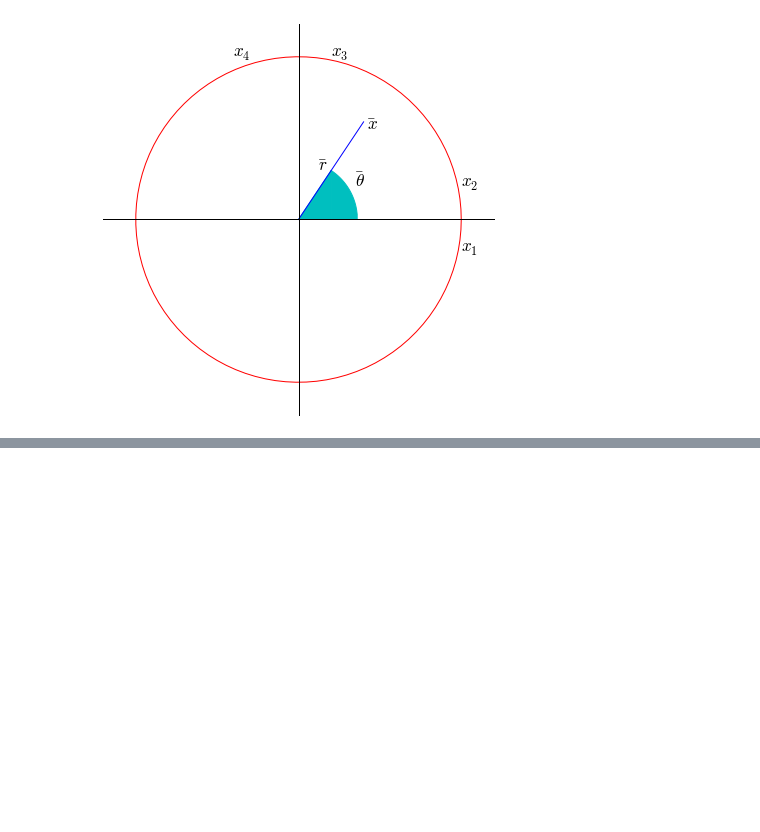
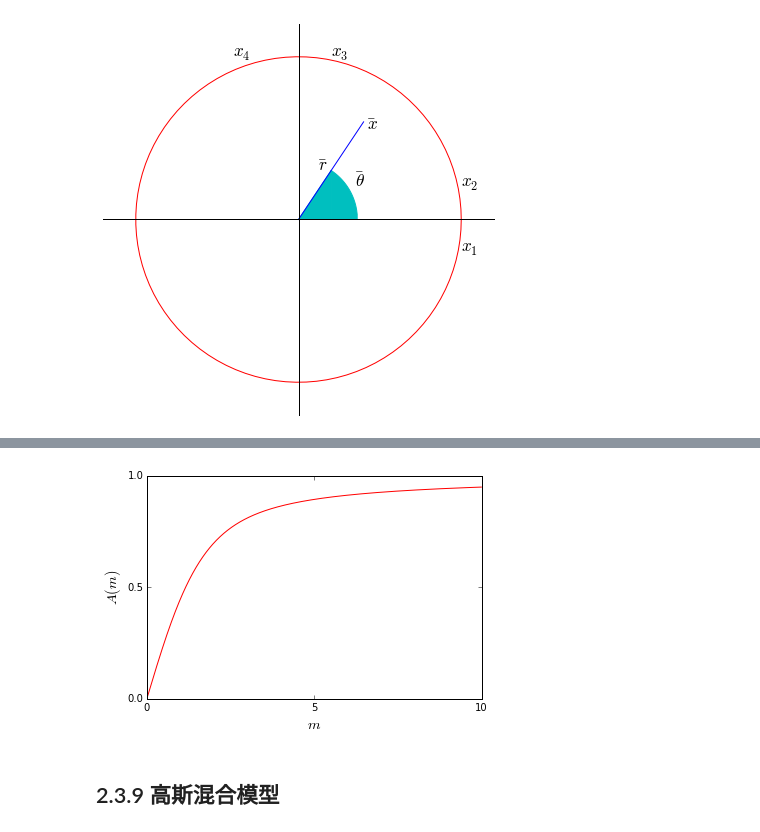
Before and after one commit to wanghaisheng/notes-machine-learning, a Jupyter notebook: Pattern-Recognition-and-Machine-Learning/Chap-02-Probability-Distributions/02-03-The-Gaussian-Distribution.ipynb, the cells around one changed output, grey strips where cells are left out. Saved outputs shown, nothing was run; the diff lists cells and outputs as text; code cells hidden in the pictures; blank space fills up the shorter version.

```diff
--- a/Pattern-Recognition-and-Machine-Learning/Chap-02-Probability-Distributions/02-03-The-Gaussian-Distribution.ipynb
+++ b/Pattern-Recognition-and-Machine-Learning/Chap-02-Probability-Distributions/02-03-The-Gaussian-Distribution.ipynb
@@ -1377,0 +1557,17 @@ $$
+# %%
+_, ax = plt.subplots()
+
+xx = np.r_[0:10:0.01]
+
+ax.plot(xx, special.i1(xx) / special.i0(xx), 'r')
+
+ax.set_xlabel("$m$", fontsize='x-large')
+ax.set_ylabel("$A(m)$", fontsize='x-large')
+ax.set_xticks(np.r_[0:11:5])
+ax.set_yticks(np.r_[0:1.1:0.5])
+
+plt.show()
+# %% [output]
+[figure, added]
+# %% [markdown]
+## 2.3.9 高斯混合模型
```
Also changed, not shown: parts of 12 cells of this notebook, 2 other files.
